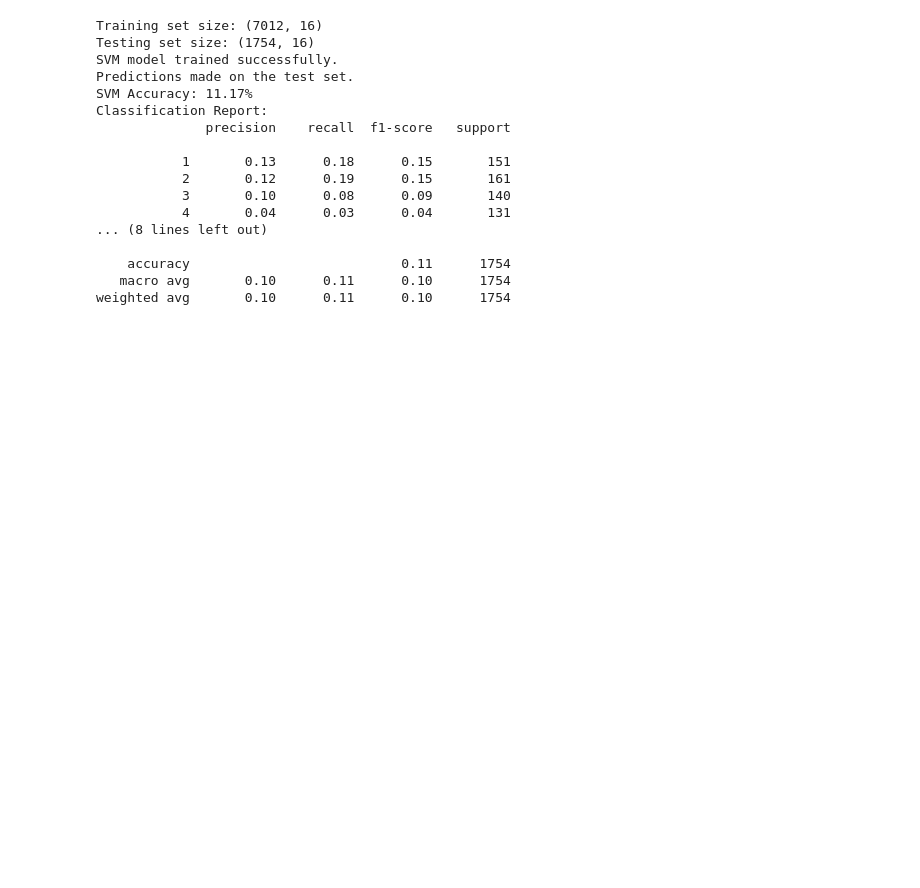
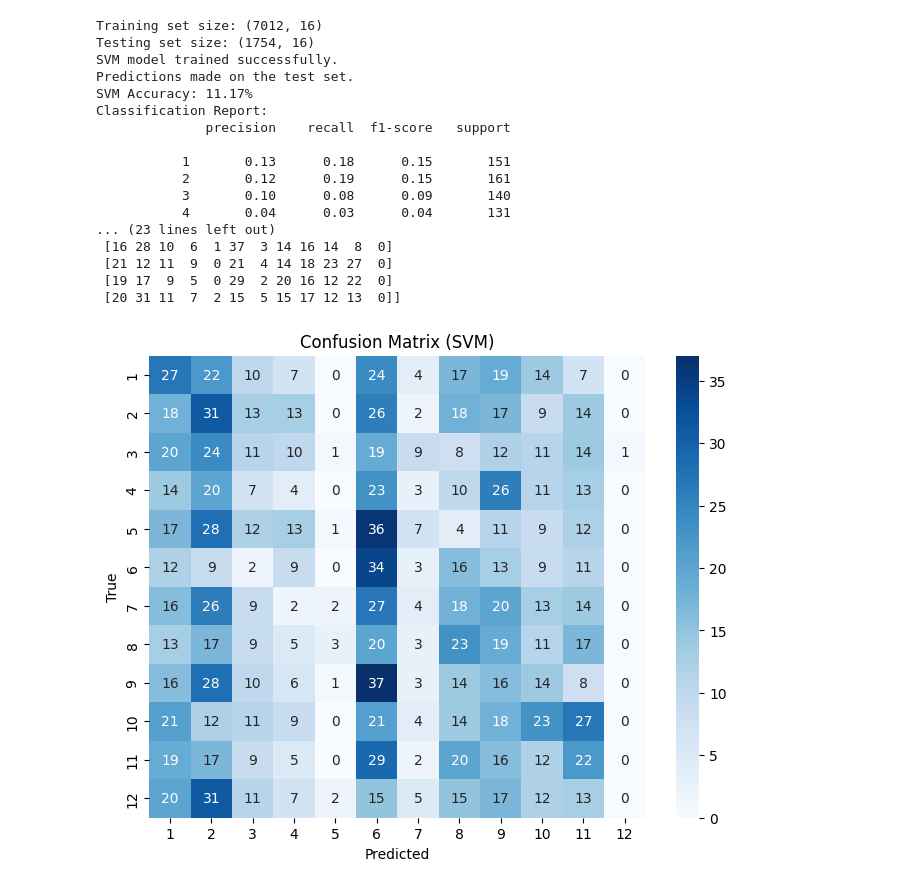
Before and after one commit to UVR-Dilishaka/SignLanguageTutor, a Jupyter notebook: TamilSignClassification/Models/PCA_SVM.ipynb, the cells around one changed output. Drawn from its saved outputs; the diff is of its cells as text; code cells hidden in the pictures; blank space fills up the shorter version.

```diff
--- a/TamilSignClassification/Models/PCA_SVM.ipynb
+++ b/TamilSignClassification/Models/PCA_SVM.ipynb
@@ -3,9 +3,9 @@ import pandas as pd
 import pickle
 from sklearn.model_selection import train_test_split
 from sklearn.svm import SVC
-from sklearn.metrics import accuracy_score, classification_report
-
-
+from sklearn.metrics import accuracy_score, classification_report, confusion_matrix
+import seaborn as sns
+import matplotlib.pyplot as plt
 
 # Load PCA results
 pca_data = pd.read_csv('PCA.csv')
@@ -14,42 +14,55 @@ pca_data = pd.read_csv('PCA.csv')
 features = pca_data.drop(columns=['target'])  # Adjust column name if needed
 labels = pca_data['target']
 
-
 # Split the data into training and testing sets
 X_train, X_test, y_train, y_test = train_test_split(features, labels, test_size=0.2, random_state=42)
 print(f"Training set size: {X_train.shape}")
 print(f"Testing set size: {X_test.shape}")
-
 
 # Train the SVM model
 svm = SVC(kernel='linear', random_state=42)  # You can change kernel to 'rbf', 'poly', etc.
 svm.fit(X_train, y_train)
 print("SVM model trained successfully.")
 
 # Predict on test set
 svm_predictions = svm.predict(X_test)
 print("Predictions made on the test set.")
 
 # Evaluate the model
 svm_accuracy = accuracy_score(y_test, svm_predictions)
 print(f"SVM Accuracy: {svm_accuracy * 100:.2f}%")
 print("Classification Report:")
 print(classification_report(y_test, svm_predictions))
+
+# Confusion Matrix
+conf_matrix = confusion_matrix(y_test, svm_predictions)
+print("\nConfusion Matrix:")
+print(conf_matrix)
+
+# Visualize Confusion Matrix
+plt.figure(figsize=(8, 6))
+sns.heatmap(conf_matrix, annot=True, fmt='d', cmap='Blues',
+            xticklabels=labels.unique(), yticklabels=labels.unique())
+plt.xlabel('Predicted')
+plt.ylabel('True')
+plt.title('Confusion Matrix (SVM)')
+plt.show()
 # %% [output]
 Training set size: (7012, 16)
 Testing set size: (1754, 16)
 SVM model trained successfully.
 Predictions made on the test set.
 SVM Accuracy: 11.17%
 Classification Report:
               precision    recall  f1-score   support
 
            1       0.13      0.18      0.15       151
            2       0.12      0.19      0.15       161
            3       0.10      0.08      0.09       140
            4       0.04      0.03      0.04       131
-... (8 lines left out)
-
-    accuracy                           0.11      1754
-   macro avg       0.10      0.11      0.10      1754
-weighted avg       0.10      0.11      0.10      1754
+... (23 lines left out)
+ [16 28 10  6  1 37  3 14 16 14  8  0]
+ [21 12 11  9  0 21  4 14 18 23 27  0]
+ [19 17  9  5  0 29  2 20 16 12 22  0]
+ [20 31 11  7  2 15  5 15 17 12 13  0]]
+[figure, added]
```
Also changed, not shown: 1 other file.
